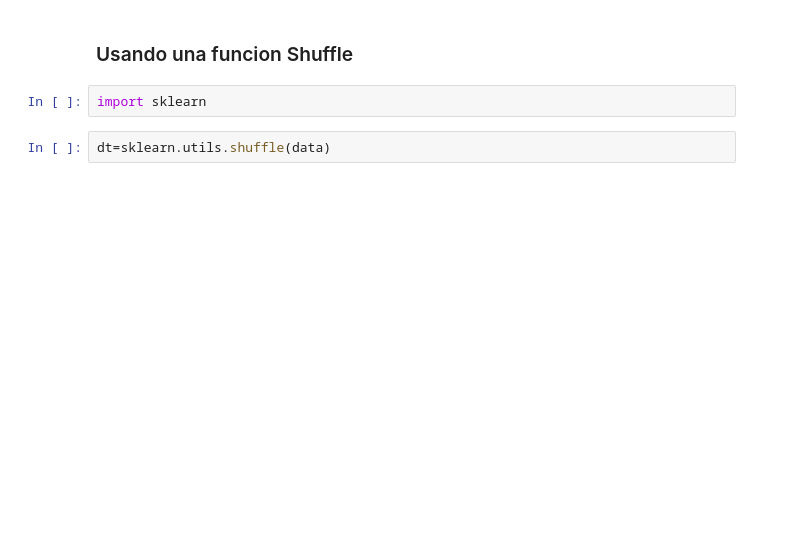
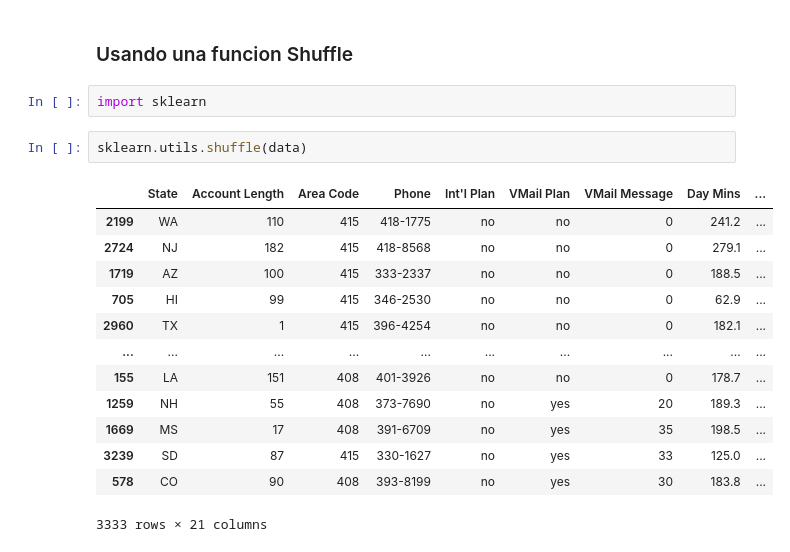
Before and after one commit to Jovamih/PythonProyectos, a Jupyter notebook: UdemyProyectos/Data Wrangling.ipynb, the cells around one changed output. Drawn from its saved outputs; the diff is of its cells as text; blank space fills up the shorter version.

Commit message:
Cambios incluidos en DataSciense {Data Cleaning/Data Wranling}

```diff
--- a/UdemyProyectos/Data Wrangling.ipynb
+++ b/UdemyProyectos/Data Wrangling.ipynb
@@ -144,4 +142,18 @@ NameError: name 'train_test_split' is not defined
 # %%
 import sklearn
 # %%
-dt=sklearn.utils.shuffle(data)
+sklearn.utils.shuffle(data)
+# %% [output]
+|  | State | Account Length | Area Code | Phone | Int'l Plan | VMail Plan | VMail Message | Day Mins | ... |
+| 2199 | WA | 110 | 415 | 418-1775 | no | no | 0 | 241.2 | ... |
+| 2724 | NJ | 182 | 415 | 418-8568 | no | no | 0 | 279.1 | ... |
+| 1719 | AZ | 100 | 415 | 333-2337 | no | no | 0 | 188.5 | ... |
+| 705 | HI | 99 | 415 | 346-2530 | no | no | 0 | 62.9 | ... |
+| 2960 | TX | 1 | 415 | 396-4254 | no | no | 0 | 182.1 | ... |
+| ... | ... | ... | ... | ... | ... | ... | ... | ... | ... |
+| 155 | LA | 151 | 408 | 401-3926 | no | no | 0 | 178.7 | ... |
+| 1259 | NH | 55 | 408 | 373-7690 | no | yes | 20 | 189.3 | ... |
+| 1669 | MS | 17 | 408 | 391-6709 | no | yes | 35 | 198.5 | ... |
+| 3239 | SD | 87 | 415 | 330-1627 | no | yes | 33 | 125.0 | ... |
+| 578 | CO | 90 | 408 | 393-8199 | no | yes | 30 | 183.8 | ... |
+3333 rows × 21 columns
```
Also changed, not shown: parts of 1 cell of this notebook, 1 other file.
